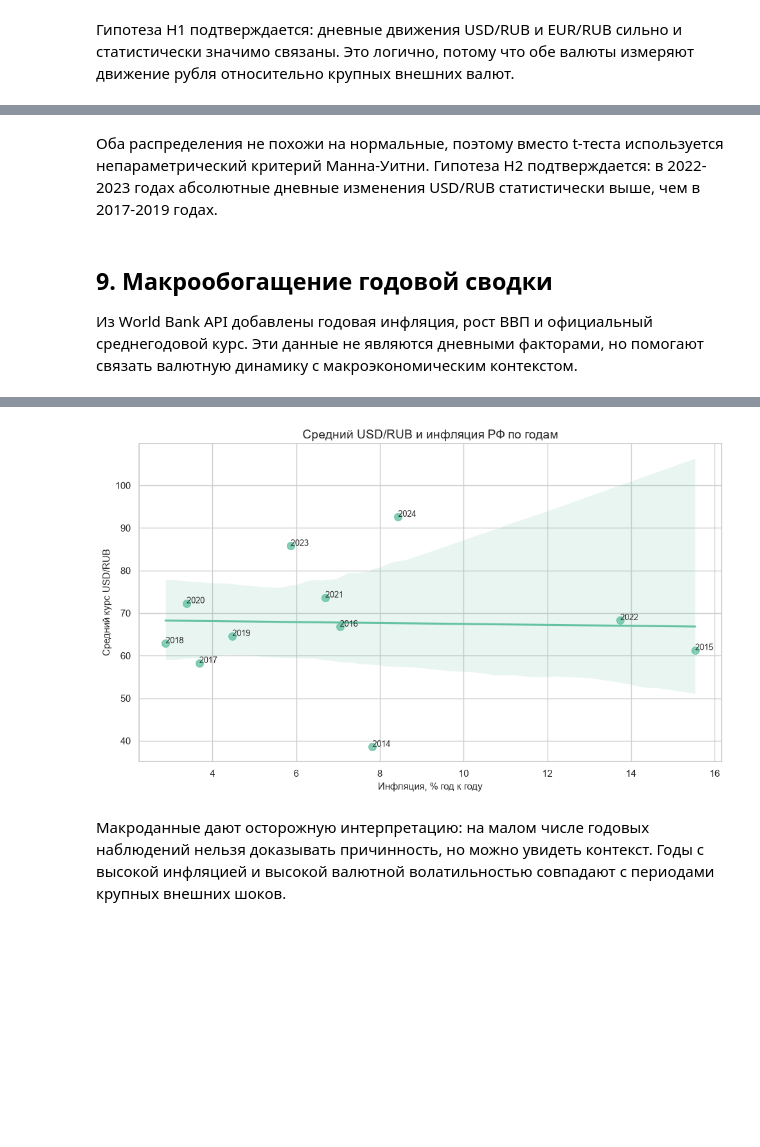
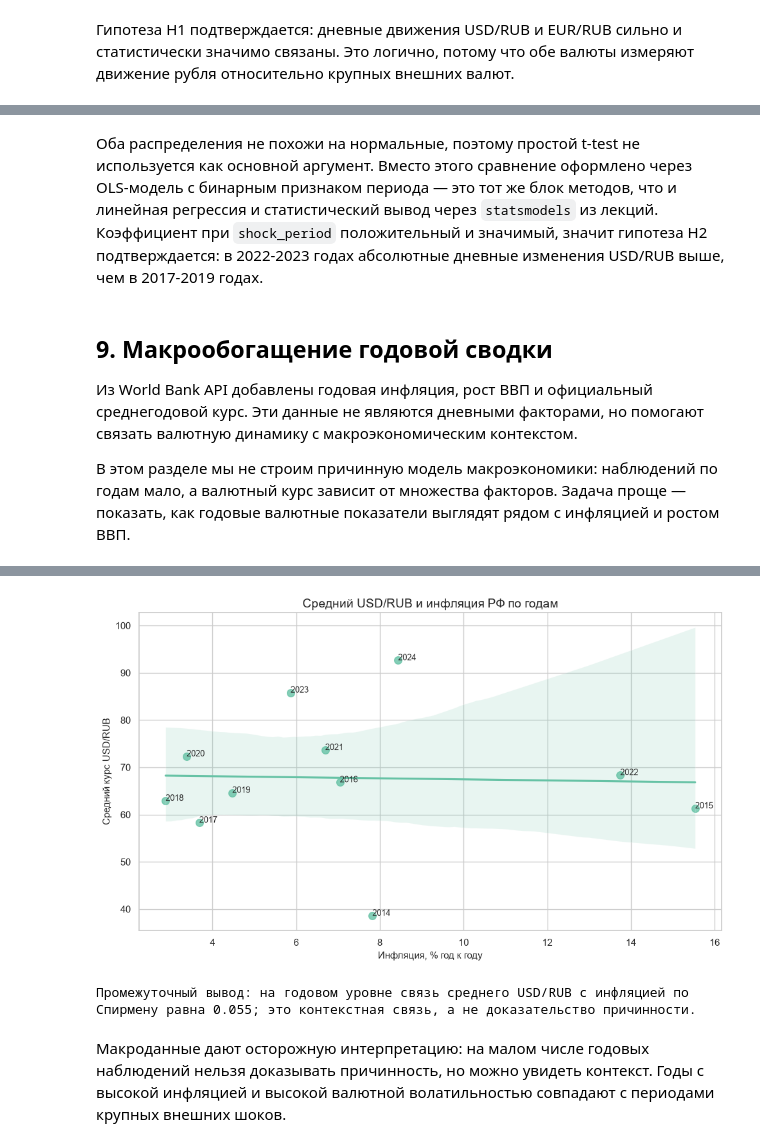
Before and after one commit to Yur4ikOgur4ik/AnDan, a Jupyter notebook: notebooks/analysis_cbr_currency_rates.ipynb, the cells around one changed output, grey strips where cells are left out. Drawn from its saved outputs; the diff is of its cells as text; code cells hidden in the pictures; blank space fills up the shorter version.

```diff
--- a/notebooks/analysis_cbr_currency_rates.ipynb
+++ b/notebooks/analysis_cbr_currency_rates.ipynb
@@ -497,15 +628,19 @@ Mann-Whitney U: statistic = 224594, p-value = 4.65e-12
 # %% [markdown]
-Оба распределения не похожи на нормальные, поэтому вместо t-теста используется непараметрический критерий Манна-Уитни. Гипотеза H2 подтверждается: в 2022-2023 годах абсолютные дневные изменения USD/RUB статистически выше, чем в 2017-2019 годах.
+Оба распределения не похожи на нормальные, поэтому простой t-test не используется как основной аргумент. Вместо этого сравнение оформлено через OLS-модель с бинарным признаком периода — это тот же блок методов, что и линейная регрессия и статистический вывод через `statsmodels` из лекций. Коэффициент при `shock_period` положительный и значимый, значит гипотеза H2 подтверждается: в 2022-2023 годах абсолютные дневные изменения USD/RUB выше, чем в 2017-2019 годах.
 # %% [markdown]
 ## 9. Макрообогащение годовой сводки
 
 Из World Bank API добавлены годовая инфляция, рост ВВП и официальный среднегодовой курс. Эти данные не являются дневными факторами, но помогают связать валютную динамику с макроэкономическим контекстом.
+
+В этом разделе мы не строим причинную модель макроэкономики: наблюдений по годам мало, а валютный курс зависит от множества факторов. Задача проще — показать, как годовые валютные показатели выглядят рядом с инфляцией и ростом ВВП.
 # %%
+# Берем USD, потому что макропоказатель World Bank тоже про курс к доллару
 usd_annual = annual.query("char_code == 'USD'").copy()
 usd_annual = usd_annual.dropna(
     subset=["inflation_consumer_prices_pct", "gdp_growth_pct"]
 )
 
+# Собираем компактную таблицу для годовой интерпретации
 macro_view = usd_annual[
     [
         "year",
@@ -519,6 +654,7 @@ macro_view = usd_annual[
 ].sort_values("year")
 display(macro_view)
 
+# Спирмен тут уместнее: годовых точек мало и связь не обязана быть линейной
 macro_corr = macro_view[
     [
         "mean_rate_rub",
@@ -531,6 +667,7 @@ macro_corr = macro_view[
 ].corr(method="spearman")
 display(macro_corr)
 
+# Подписываем годы, чтобы точки не были обезличенными
 fig, ax = plt.subplots(figsize=(10, 6))
 sns.regplot(
     data=macro_view,
@@ -540,34 +677,42 @@ sns.regplot(
     ax=ax,
 )
 for _, row in macro_view.iterrows():
     ax.text(row["inflation_consumer_prices_pct"], row["mean_rate_rub"], int(row["year"]), fontsize=9)
 ax.set_title("Средний USD/RUB и инфляция РФ по годам")
 ax.set_xlabel("Инфляция, % год к году")
 ax.set_ylabel("Средний курс USD/RUB")
 fig.tight_layout()
 fig.savefig(FIGURES / "fig06_macro_usd_inflation.png", dpi=200, bbox_inches="tight")
 plt.show()
+
+macro_corr_value = macro_corr.loc["mean_rate_rub", "inflation_consumer_prices_pct"]
+print(
+    "Промежуточный вывод: на годовом уровне связь среднего USD/RUB "
+    f"с инфляцией по Спирмену равна {macro_corr_value:.3f}; "
+    "это контекстная связь, а не доказательство причинности."
+)
 # %% [output]
 |  | year | mean_rate_rub | annual_return_pct | annualized_volatility_pct | inflation_consumer_prices_pct | gdp_growth_pct | ... |
 | 91 | 2014 | 38.602 | 72.262 | 28.307 | 7.820 | 0.736 | ... |
 | 92 | 2015 | 61.319 | 29.598 | 27.284 | 15.534 | -1.973 | ... |
 | 93 | 2016 | 66.833 | -16.828 | 20.202 | 7.042 | 0.194 | ... |
 | 94 | 2017 | 58.298 | -3.833 | 10.120 | 3.683 | 1.826 | ... |
 | 95 | 2018 | 62.926 | 21.779 | 14.003 | 2.878 | 2.807 | ... |
 | 96 | 2019 | 64.618 | -7.713 | 7.865 | 4.472 | 2.198 | ... |
 | 97 | 2020 | 72.323 | 19.336 | 17.185 | 3.382 | -2.654 | ... |
 | 98 | 2021 | 73.669 | 0.564 | 9.593 | 6.694 | 5.866 | ... |
 | 99 | 2022 | 68.352 | -6.381 | 39.970 | 13.744 | -1.436 | ... |
 | 100 | 2023 | 85.812 | 27.579 | 13.600 | 5.866 | 4.083 | ... |
 | 101 | 2024 | 92.657 | 12.473 | 14.591 | 8.435 | 4.344 | ... |
 |  | mean_rate_rub | annual_return_pct | annualized_volatility_pct | inflation_consumer_prices_pct | gdp_growth_pct | ... |
 | mean_rate_rub | 1.000 | -0.191 | -0.209 | 0.055 | 0.418 | ... |
 | annual_return_pct | -0.191 | 1.000 | 0.273 | 0.091 | -0.027 | ... |
 | annualized_volatility_pct | -0.209 | 0.273 | 1.000 | 0.609 | -0.664 | ... |
 | inflation_consumer_prices_pct | 0.055 | 0.091 | 0.609 | 1.000 | -0.173 | ... |
 | gdp_growth_pct | 0.418 | -0.027 | -0.664 | -0.173 | 1.000 | ... |
 | official_exchange_rate_lcu_per_usd | 1.000 | -0.191 | -0.209 | 0.055 | 0.418 | ... |
-[figure, old version]
+[figure, new version]
+Промежуточный вывод: на годовом уровне связь среднего USD/RUB с инфляцией по Спирмену равна 0.055; это контекстная связь, а не доказательство причинности.
 # %% [markdown]
 Макроданные дают осторожную интерпретацию: на малом числе годовых наблюдений нельзя доказывать причинность, но можно увидеть контекст. Годы с высокой инфляцией и высокой валютной волатильностью совпадают с периодами крупных внешних шоков.
 # %% [markdown]
```
Also changed, not shown: parts of 22 cells of this notebook, 8 other files.
